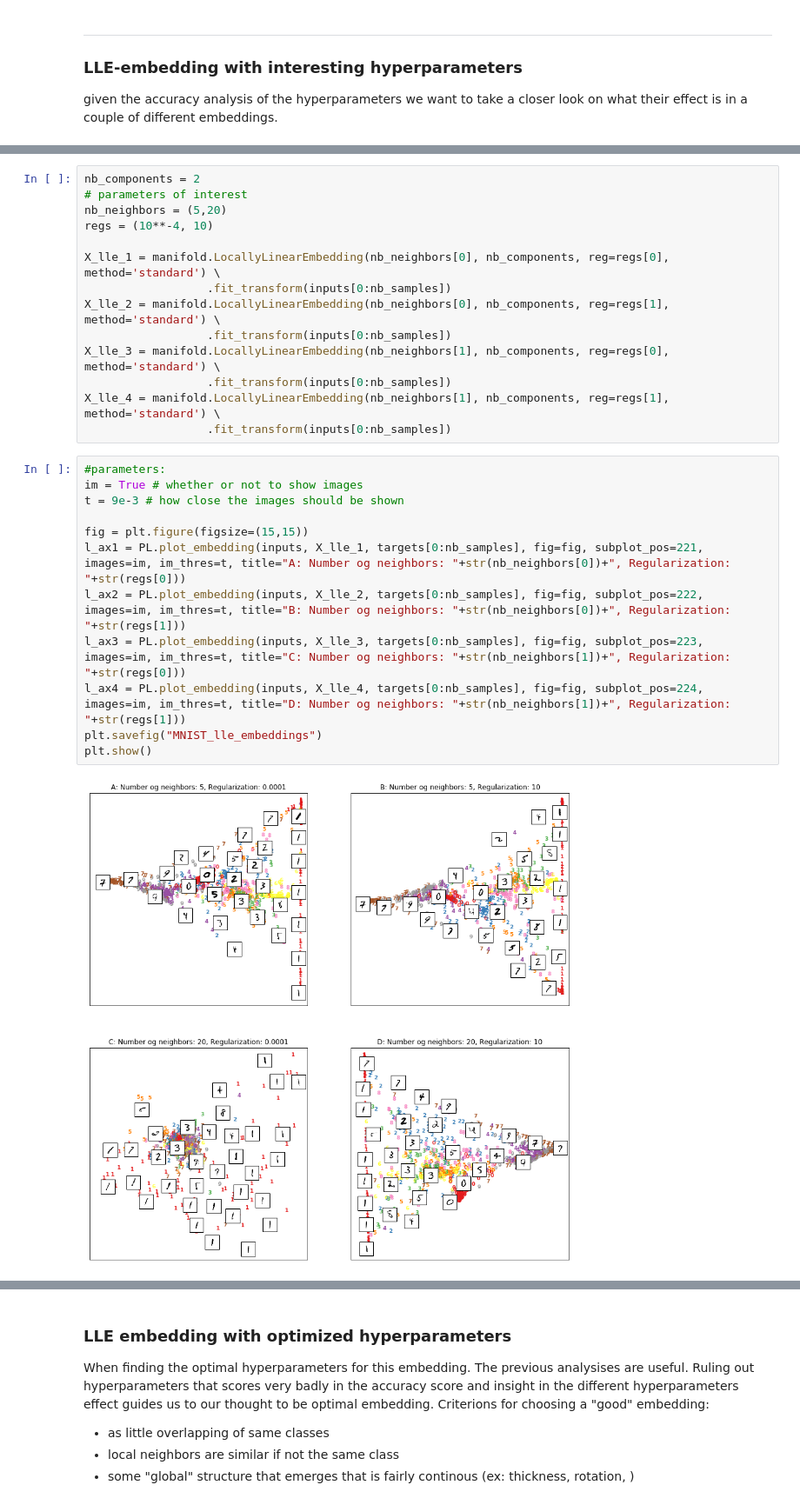
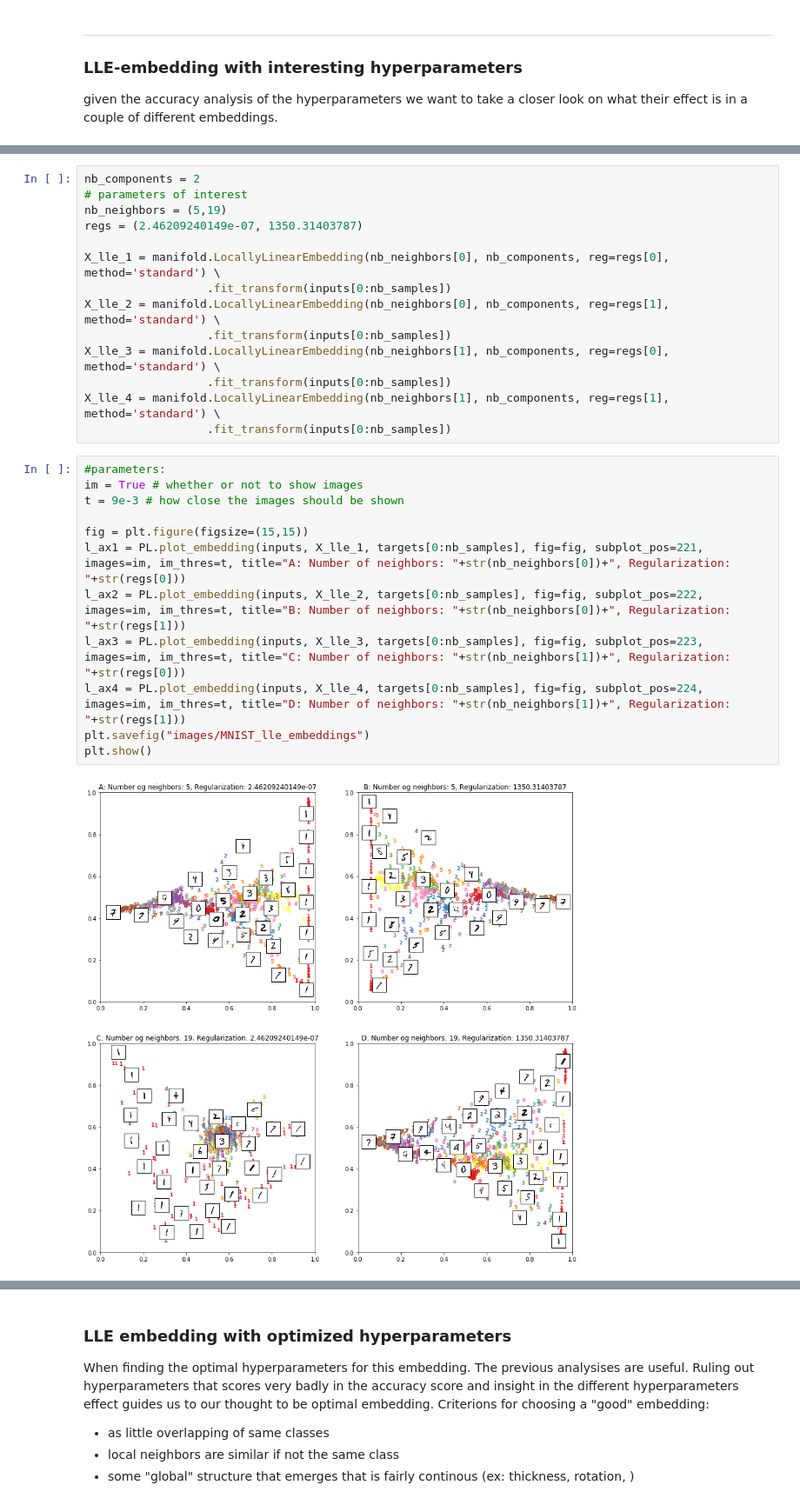
Before and after one commit to hbjornoy/t-SNE-vs-LLE, a Jupyter notebook: Section IV - MNIST.ipynb, the cells around one changed output, grey strips where cells are left out. Shown at 87% size. Drawn from its saved outputs; the diff is of its cells as text.

Commit message:
plotting details etc

```diff
--- a/Section IV - MNIST.ipynb
+++ b/Section IV - MNIST.ipynb
@@ -95,8 +125,8 @@ given the accuracy analysis of the hyperparameters we want to take a closer look
 # %%
 nb_components = 2
 # parameters of interest
-nb_neighbors = (5,20)
-regs = (10**-4, 10)
+nb_neighbors = (5,19)
+regs = (2.46209240149e-07, 1350.31403787)
 
 X_lle_1 = manifold.LocallyLinearEmbedding(nb_neighbors[0], nb_components, reg=regs[0], method='standard') \
                   .fit_transform(inputs[0:nb_samples])
@@ -109,14 +139,14 @@ X_lle_4 = manifold.LocallyLinearEmbedding(nb_neighbors[1], nb_components, reg=re
 # %%
 #parameters:
 im = True # whether or not to show images
 t = 9e-3 # how close the images should be shown
 
 fig = plt.figure(figsize=(15,15))
-l_ax1 = PL.plot_embedding(inputs, X_lle_1, targets[0:nb_samples], fig=fig, subplot_pos=221, images=im, im_thres=t, title="A: Number og neighbors: "+str(nb_neighbors[0])+", Regularization: "+str(regs[0]))
-l_ax2 = PL.plot_embedding(inputs, X_lle_2, targets[0:nb_samples], fig=fig, subplot_pos=222, images=im, im_thres=t, title="B: Number og neighbors: "+str(nb_neighbors[0])+", Regularization: "+str(regs[1]))
-l_ax3 = PL.plot_embedding(inputs, X_lle_3, targets[0:nb_samples], fig=fig, subplot_pos=223, images=im, im_thres=t, title="C: Number og neighbors: "+str(nb_neighbors[1])+", Regularization: "+str(regs[0]))
-l_ax4 = PL.plot_embedding(inputs, X_lle_4, targets[0:nb_samples], fig=fig, subplot_pos=224, images=im, im_thres=t, title="D: Number og neighbors: "+str(nb_neighbors[1])+", Regularization: "+str(regs[1]))
-plt.savefig("MNIST_lle_embeddings")
+l_ax1 = PL.plot_embedding(inputs, X_lle_1, targets[0:nb_samples], fig=fig, subplot_pos=221, images=im, im_thres=t, title="A: Number of neighbors: "+str(nb_neighbors[0])+", Regularization: "+str(regs[0]))
+l_ax2 = PL.plot_embedding(inputs, X_lle_2, targets[0:nb_samples], fig=fig, subplot_pos=222, images=im, im_thres=t, title="B: Number of neighbors: "+str(nb_neighbors[0])+", Regularization: "+str(regs[1]))
+l_ax3 = PL.plot_embedding(inputs, X_lle_3, targets[0:nb_samples], fig=fig, subplot_pos=223, images=im, im_thres=t, title="C: Number of neighbors: "+str(nb_neighbors[1])+", Regularization: "+str(regs[0]))
+l_ax4 = PL.plot_embedding(inputs, X_lle_4, targets[0:nb_samples], fig=fig, subplot_pos=224, images=im, im_thres=t, title="D: Number of neighbors: "+str(nb_neighbors[1])+", Regularization: "+str(regs[1]))
+plt.savefig("images/MNIST_lle_embeddings")
 plt.show()
 # %% [output]
-[figure, old version]
+[figure, new version]
```
Also changed, not shown: parts of 19 cells of this notebook, 10 other files.
